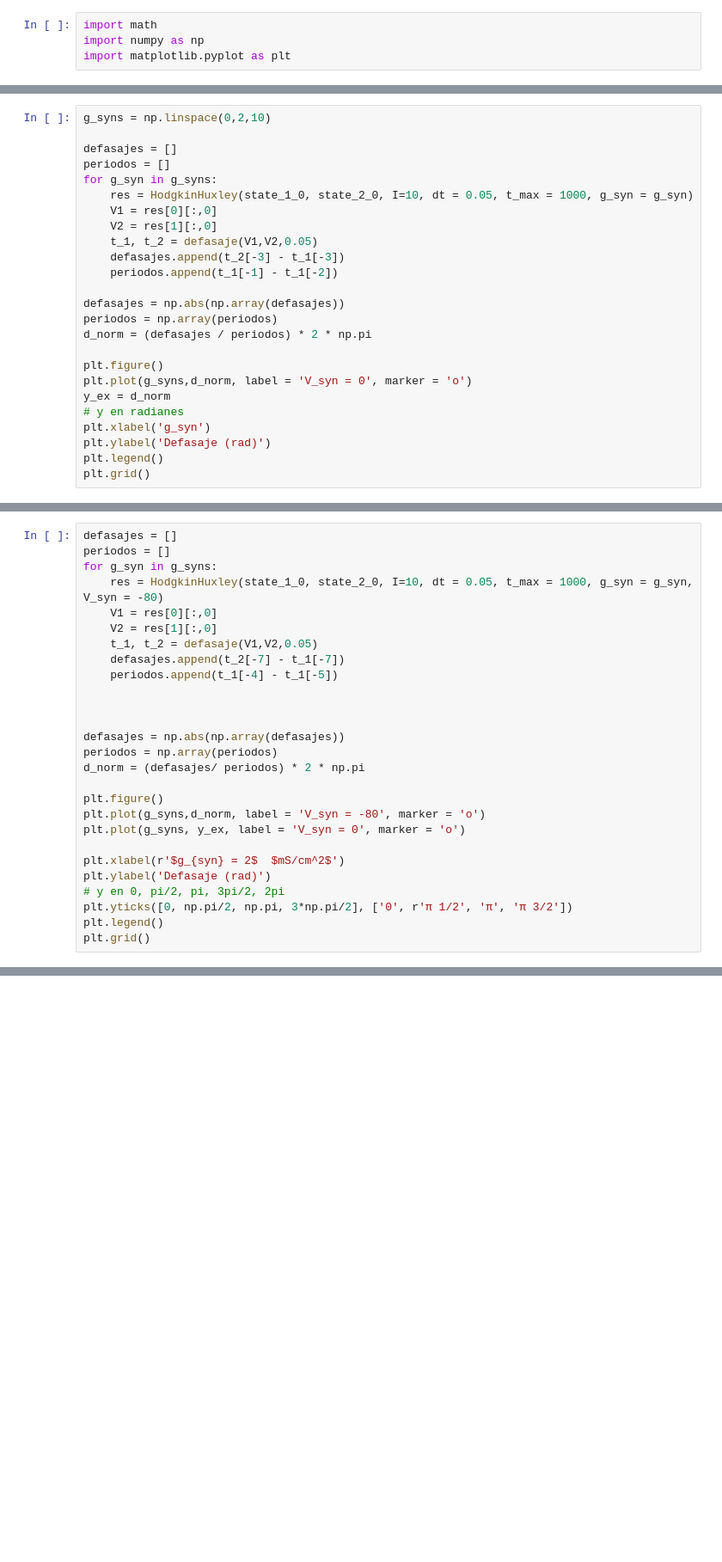
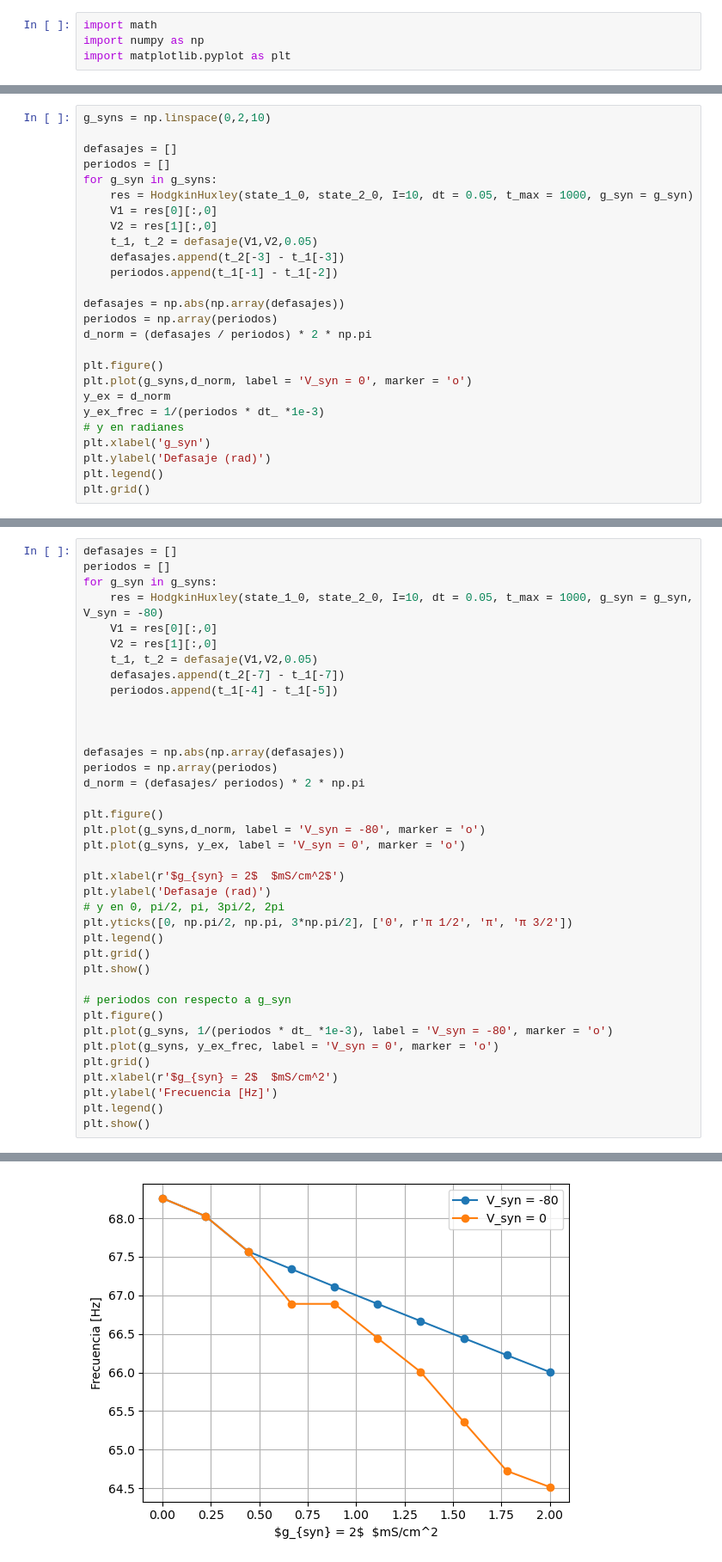
Before and after one commit to Francisco-Pereyra-Aponte/Redes-Neuronales, a Jupyter notebook: Guia_2_E1.ipynb, the cells around one changed output, grey strips where cells are left out. Shown: that part at 86% size. Cells and saved outputs as stored; diff of their text form; blank space fills up the shorter version.

```diff
--- a/Guia_2_E1.ipynb
+++ b/Guia_2_E1.ipynb
@@ -171,6 +171,7 @@ d_norm = (defasajes / periodos) * 2 * np.pi
 plt.figure()
 plt.plot(g_syns,d_norm, label = 'V_syn = 0', marker = 'o')
 y_ex = d_norm
+y_ex_frec = 1/(periodos * dt_ *1e-3)
 # y en radianes
 plt.xlabel('g_syn')
 plt.ylabel('Defasaje (rad)')
@@ -181,32 +182,44 @@ plt.grid()
 # %%
 defasajes = []
 periodos = []
 for g_syn in g_syns:
     res = HodgkinHuxley(state_1_0, state_2_0, I=10, dt = 0.05, t_max = 1000, g_syn = g_syn, V_syn = -80)
     V1 = res[0][:,0]
     V2 = res[1][:,0]
     t_1, t_2 = defasaje(V1,V2,0.05)
     defasajes.append(t_2[-7] - t_1[-7])
     periodos.append(t_1[-4] - t_1[-5])
 
 
 
 defasajes = np.abs(np.array(defasajes))
 periodos = np.array(periodos)
 d_norm = (defasajes/ periodos) * 2 * np.pi
 
 plt.figure()
 plt.plot(g_syns,d_norm, label = 'V_syn = -80', marker = 'o')
 plt.plot(g_syns, y_ex, label = 'V_syn = 0', marker = 'o')
 
 plt.xlabel(r'$g_{syn} = 2$  $mS/cm^2$')
 plt.ylabel('Defasaje (rad)')
 # y en 0, pi/2, pi, 3pi/2, 2pi
 plt.yticks([0, np.pi/2, np.pi, 3*np.pi/2], ['0', r'π 1/2', 'π', 'π 3/2'])
 plt.legend()
 plt.grid()
+plt.show()
+
+# periodos con respecto a g_syn
+plt.figure()
+plt.plot(g_syns, 1/(periodos * dt_ *1e-3), label = 'V_syn = -80', marker = 'o')
+plt.plot(g_syns, y_ex_frec, label = 'V_syn = 0', marker = 'o')
+plt.grid()
+plt.xlabel(r'$g_{syn} = 2$  $mS/cm^2')
+plt.ylabel('Frecuencia [Hz]')
+plt.legend()
+plt.show()
 # %% [output]
 [figure]
+[figure, added]
 # %%
 res = HodgkinHuxley(state_1_0, state_2_0, I=10, dt = 0.05, t_max = 1000, g_syn = 2, V_syn = 0)
 V1 = res[0][:,0]
```
